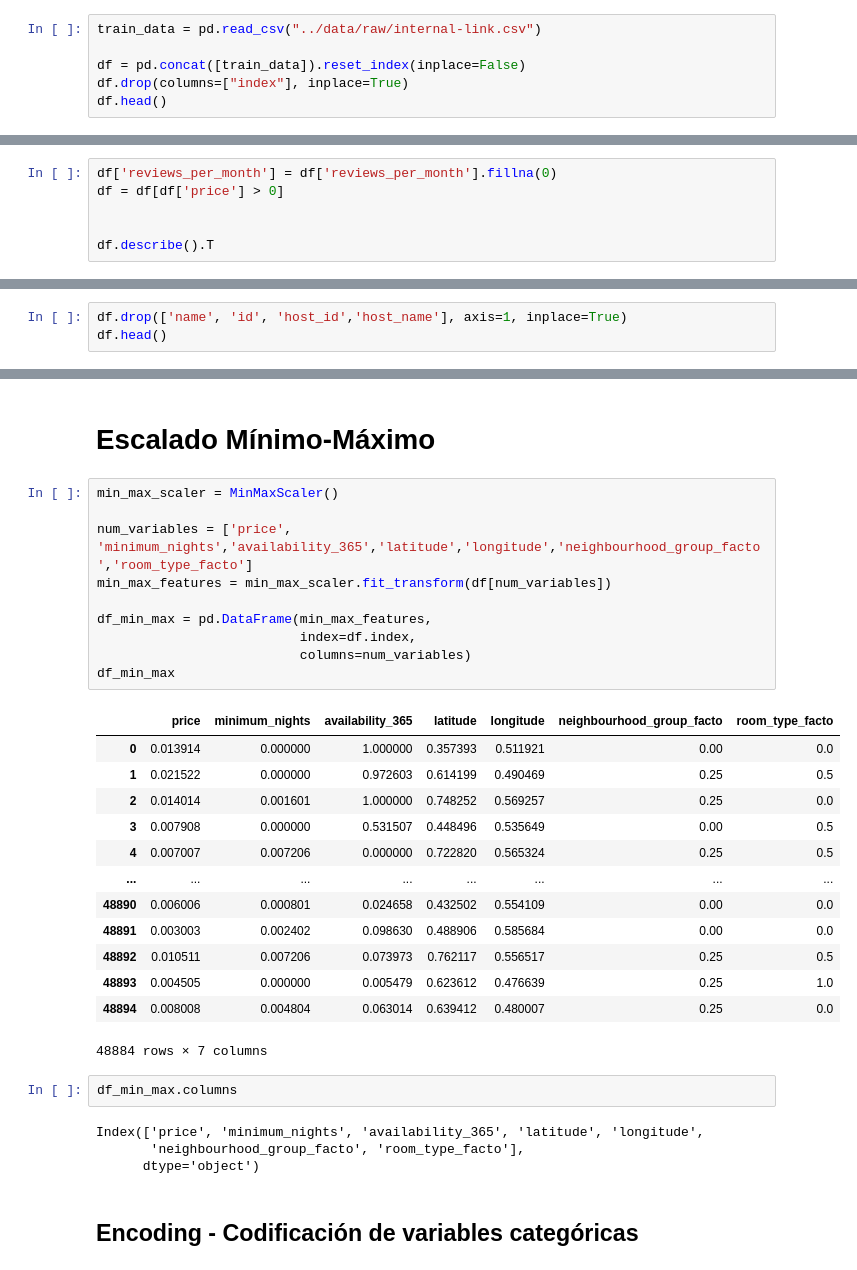
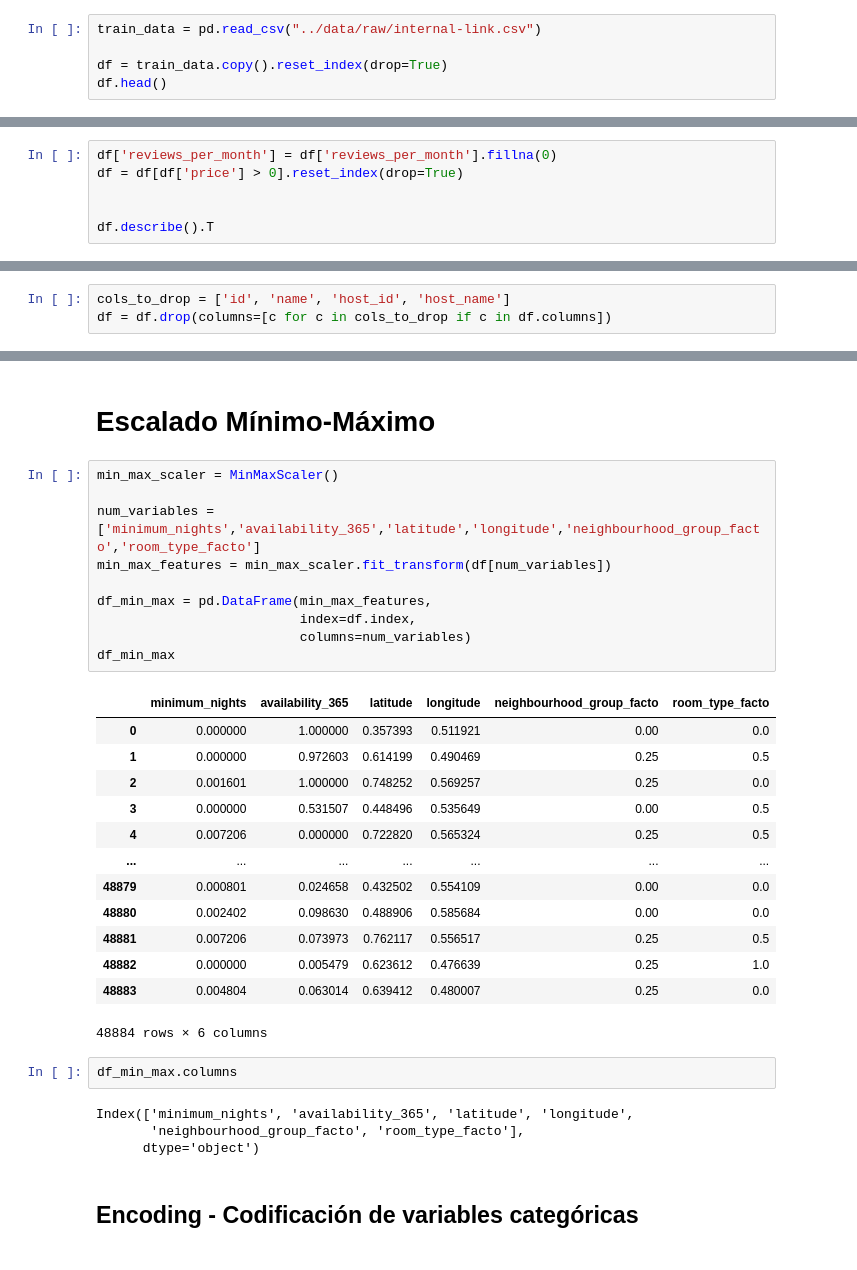
Before and after one commit to 4GeeksAcademy/marcoakai_machine_learning, a Jupyter notebook: src/00-eda-airbnb-ny.ipynb, the cells around one changed output, grey strips where cells are left out. Cells and saved outputs as stored; diff of their text form.

```diff
--- a/src/00-eda-airbnb-ny.ipynb
+++ b/src/00-eda-airbnb-ny.ipynb
@@ -21,8 +21,7 @@ Paso el dataset a dataframe
 # %%
 train_data = pd.read_csv("../data/raw/internal-link.csv")
 
-df = pd.concat([train_data]).reset_index(inplace=False)
-df.drop(columns=["index"], inplace=True)
+df = train_data.copy().reset_index(drop=True)
 df.head()
 # %% [output]
 |  | id | name | host_id | host_name | neighbourhood_group | neighbourhood | latitude | longitude | ... |
@@ -116,7 +115,7 @@ availability_365                      0
 dtype: int64
 # %%
 df['reviews_per_month'] = df['reviews_per_month'].fillna(0)
-df = df[df['price'] > 0]
+df = df[df['price'] > 0].reset_index(drop=True)
 
 
 df.describe().T
@@ -146,5 +145,5 @@ Se observan pocas columnas con valores nulos
 # %% [markdown]
 ## Eliminamos variables innecesarias
 # %%
-df.drop(['name', 'id', 'host_id','host_name'], axis=1, inplace=True)
-df.head()
+cols_to_drop = ['id', 'name', 'host_id', 'host_name']
+df = df.drop(columns=[c for c in cols_to_drop if c in df.columns])
@@ -404,31 +396,31 @@ df_norm
 # %%
 min_max_scaler = MinMaxScaler()
 
-num_variables = ['price', 'minimum_nights','availability_365','latitude','longitude','neighbourhood_group_facto','room_type_facto']
+num_variables = ['minimum_nights','availability_365','latitude','longitude','neighbourhood_group_facto','room_type_facto']
 min_max_features = min_max_scaler.fit_transform(df[num_variables])
 
 df_min_max = pd.DataFrame(min_max_features,
                           index=df.index,
                           columns=num_variables)
 df_min_max
 # %% [output]
-|  | price | minimum_nights | availability_365 | latitude | longitude | neighbourhood_group_facto | room_type_facto |
-| 0 | 0.013914 | 0.000000 | 1.000000 | 0.357393 | 0.511921 | 0.00 | 0.0 |
-| 1 | 0.021522 | 0.000000 | 0.972603 | 0.614199 | 0.490469 | 0.25 | 0.5 |
-| 2 | 0.014014 | 0.001601 | 1.000000 | 0.748252 | 0.569257 | 0.25 | 0.0 |
-| 3 | 0.007908 | 0.000000 | 0.531507 | 0.448496 | 0.535649 | 0.00 | 0.5 |
-| 4 | 0.007007 | 0.007206 | 0.000000 | 0.722820 | 0.565324 | 0.25 | 0.5 |
-| ... | ... | ... | ... | ... | ... | ... | ... |
-| 48890 | 0.006006 | 0.000801 | 0.024658 | 0.432502 | 0.554109 | 0.00 | 0.0 |
-| 48891 | 0.003003 | 0.002402 | 0.098630 | 0.488906 | 0.585684 | 0.00 | 0.0 |
-| 48892 | 0.010511 | 0.007206 | 0.073973 | 0.762117 | 0.556517 | 0.25 | 0.5 |
-| 48893 | 0.004505 | 0.000000 | 0.005479 | 0.623612 | 0.476639 | 0.25 | 1.0 |
-| 48894 | 0.008008 | 0.004804 | 0.063014 | 0.639412 | 0.480007 | 0.25 | 0.0 |
+|  | minimum_nights | availability_365 | latitude | longitude | neighbourhood_group_facto | room_type_facto |
+| 0 | 0.000000 | 1.000000 | 0.357393 | 0.511921 | 0.00 | 0.0 |
+| 1 | 0.000000 | 0.972603 | 0.614199 | 0.490469 | 0.25 | 0.5 |
+| 2 | 0.001601 | 1.000000 | 0.748252 | 0.569257 | 0.25 | 0.0 |
+| 3 | 0.000000 | 0.531507 | 0.448496 | 0.535649 | 0.00 | 0.5 |
+| 4 | 0.007206 | 0.000000 | 0.722820 | 0.565324 | 0.25 | 0.5 |
+| ... | ... | ... | ... | ... | ... | ... |
+| 48879 | 0.000801 | 0.024658 | 0.432502 | 0.554109 | 0.00 | 0.0 |
+| 48880 | 0.002402 | 0.098630 | 0.488906 | 0.585684 | 0.00 | 0.0 |
+| 48881 | 0.007206 | 0.073973 | 0.762117 | 0.556517 | 0.25 | 0.5 |
+| 48882 | 0.000000 | 0.005479 | 0.623612 | 0.476639 | 0.25 | 1.0 |
+| 48883 | 0.004804 | 0.063014 | 0.639412 | 0.480007 | 0.25 | 0.0 |
-48884 rows × 7 columns
+48884 rows × 6 columns
 # %%
 df_min_max.columns
 # %% [output]
-Index(['price', 'minimum_nights', 'availability_365', 'latitude', 'longitude',
+Index(['minimum_nights', 'availability_365', 'latitude', 'longitude',
        'neighbourhood_group_facto', 'room_type_facto'],
       dtype='object')
 # %% [markdown]
```
Also changed, not shown: parts of 22 cells of this notebook.
